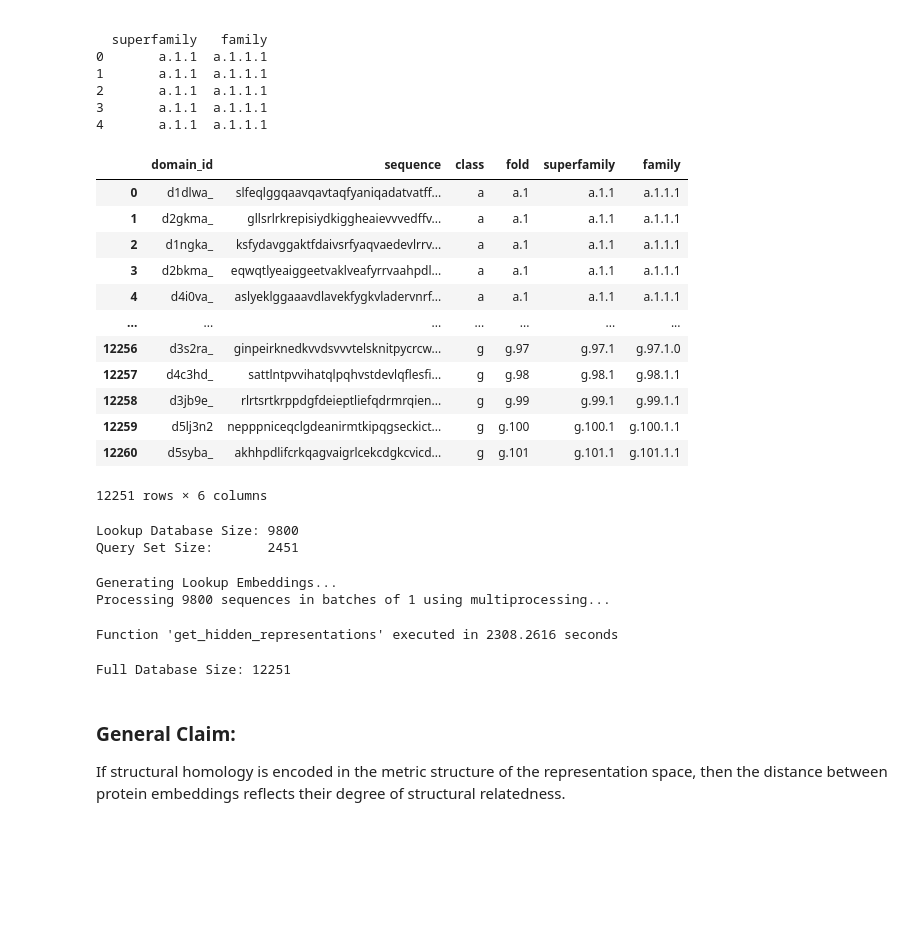
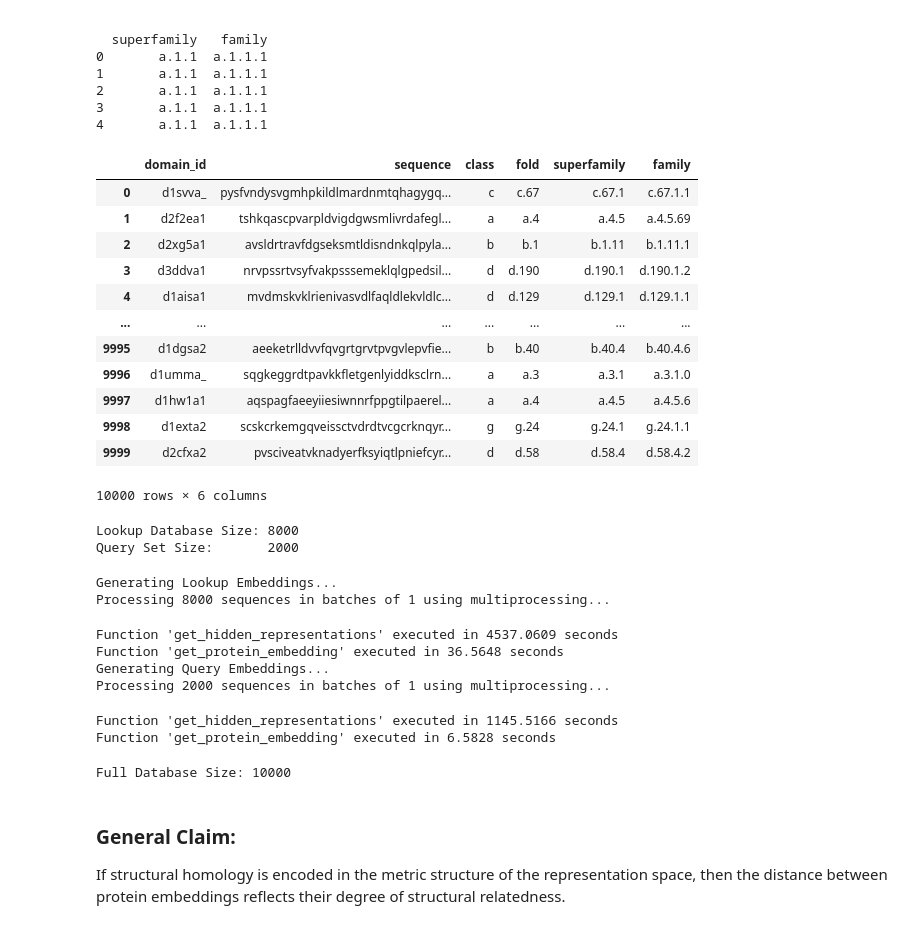
Before and after one commit to JamalCedricSmith/Seminar-on-Large-Language-Model-Applications-of-Text-and-Biological-Data, a Jupyter notebook: results /Experiment_3_esm1_t34_670M_UR50S.ipynb, the cells around one changed output. Cells and saved outputs as stored; diff of their text form; code cells hidden in the pictures; blank space fills up the shorter version.

```diff
--- a/results /Experiment_3_esm1_t34_670M_UR50S.ipynb
+++ b/results /Experiment_3_esm1_t34_670M_UR50S.ipynb
@@ -97,22 +97,22 @@ Total sequences/domains retained: 12261
 4       a.1.1  a.1.1.1
 # %%
 df_scop = df_scop[df_scop["sequence"].str.len() < 1024 ]
-#df_scop = df_scop.sample(1000, random_state=42).reset_index(drop=True)
+df_scop = df_scop.sample(10000, random_state=42).reset_index(drop=True)
 df_scop
 # %% [output]
 |  | domain_id | sequence | class | fold | superfamily | family |
-| 0 | d1dlwa_ | slfeqlggqaavqavtaqfyaniqadatvatff... | a | a.1 | a.1.1 | a.1.1.1 |
-| 1 | d2gkma_ | gllsrlrkrepisiydkiggheaievvvedffv... | a | a.1 | a.1.1 | a.1.1.1 |
-| 2 | d1ngka_ | ksfydavggaktfdaivsrfyaqvaedevlrrv... | a | a.1 | a.1.1 | a.1.1.1 |
-| 3 | d2bkma_ | eqwqtlyeaiggeetvaklveafyrrvaahpdl... | a | a.1 | a.1.1 | a.1.1.1 |
-| 4 | d4i0va_ | aslyeklggaaavdlavekfygkvladervnrf... | a | a.1 | a.1.1 | a.1.1.1 |
+| 0 | d1svva_ | pysfvndysvgmhpkildlmardnmtqhagygq... | c | c.67 | c.67.1 | c.67.1.1 |
+| 1 | d2f2ea1 | tshkqascpvarpldvigdgwsmlivrdafegl... | a | a.4 | a.4.5 | a.4.5.69 |
+| 2 | d2xg5a1 | avsldrtravfdgseksmtldisndnkqlpyla... | b | b.1 | b.1.11 | b.1.11.1 |
+| 3 | d3ddva1 | nrvpssrtvsyfvakpsssemeklqlgpedsil... | d | d.190 | d.190.1 | d.190.1.2 |
+| 4 | d1aisa1 | mvdmskvklrienivasvdlfaqldlekvldlc... | d | d.129 | d.129.1 | d.129.1.1 |
 | ... | ... | ... | ... | ... | ... | ... |
-| 12256 | d3s2ra_ | ginpeirknedkvvdsvvvtelsknitpycrcw... | g | g.97 | g.97.1 | g.97.1.0 |
-| 12257 | d4c3hd_ | sattlntpvvihatqlpqhvstdevlqflesfi... | g | g.98 | g.98.1 | g.98.1.1 |
-| 12258 | d3jb9e_ | rlrtsrtkrppdgfdeieptliefqdrmrqien... | g | g.99 | g.99.1 | g.99.1.1 |
-| 12259 | d5lj3n2 | nepppniceqclgdeanirmtkipqgseckict... | g | g.100 | g.100.1 | g.100.1.1 |
-| 12260 | d5syba_ | akhhpdlifcrkqagvaigrlcekcdgkcvicd... | g | g.101 | g.101.1 | g.101.1.1 |
+| 9995 | d1dgsa2 | aeeketrlldvvfqvgrtgrvtpvgvlepvfie... | b | b.40 | b.40.4 | b.40.4.6 |
+| 9996 | d1umma_ | sqgkeggrdtpavkkfletgenlyiddksclrn... | a | a.3 | a.3.1 | a.3.1.0 |
+| 9997 | d1hw1a1 | aqspagfaeeyiiesiwnnrfppgtilpaerel... | a | a.4 | a.4.5 | a.4.5.6 |
+| 9998 | d1exta2 | scskcrkemgqveissctvdrdtvcgcrknqyr... | g | g.24 | g.24.1 | g.24.1.1 |
+| 9999 | d2cfxa2 | pvsciveatvknadyerfksyiqtlpniefcyr... | d | d.58 | d.58.4 | d.58.4.2 |
-12251 rows × 6 columns
+10000 rows × 6 columns
 # %%
 # We split into a LOOKUP set (the database) and a QUERY set (the test cases)
 df_lookup, df_query = train_test_split(df_scop, test_size=0.2, random_state=SEED, shuffle=True)
@@ -120,8 +120,8 @@ df_lookup, df_query = train_test_split(df_scop, test_size=0.2, random_state=SEED
 print(f"Lookup Database Size: {len(df_lookup)}")
 print(f"Query Set Size:       {len(df_query)}")
 # %% [output]
-Lookup Database Size: 9800
-Query Set Size:       2451
+Lookup Database Size: 8000
+Query Set Size:       2000
 # %%
 # 2. Extract Labels/Sequences Separately
 # Lookup (Database)
@@ -152,8 +152,13 @@ emb_lookup = np.array(emb_lookup)
 emb_query = np.array(emb_query)
 # %% [output]
 Generating Lookup Embeddings...
-Processing 9800 sequences in batches of 1 using multiprocessing...
+Processing 8000 sequences in batches of 1 using multiprocessing...
-Function 'get_hidden_representations' executed in 2308.2616 seconds
+Function 'get_hidden_representations' executed in 4537.0609 seconds
+Function 'get_protein_embedding' executed in 36.5648 seconds
+Generating Query Embeddings...
+Processing 2000 sequences in batches of 1 using multiprocessing...
+Function 'get_hidden_representations' executed in 1145.5166 seconds
+Function 'get_protein_embedding' executed in 6.5828 seconds
 # %%
 # We want to search the 20% Queries against the 100% Database
 emb_full = np.concatenate([emb_lookup, emb_query], axis=0)
@@ -163,7 +168,7 @@ folds_full = np.concatenate([folds_lookup, folds_query], axis=0)
 
 print(f"Full Database Size: {len(emb_full)}")
 # %% [output]
-Full Database Size: 12251
+Full Database Size: 10000
 # %% [markdown]
 ### General Claim:
 If structural homology is encoded in the metric structure of the representation space, then the distance between protein embeddings reflects their degree of structural relatedness.
```
Also changed, not shown: parts of 2 cells of this notebook, 7 other files.
